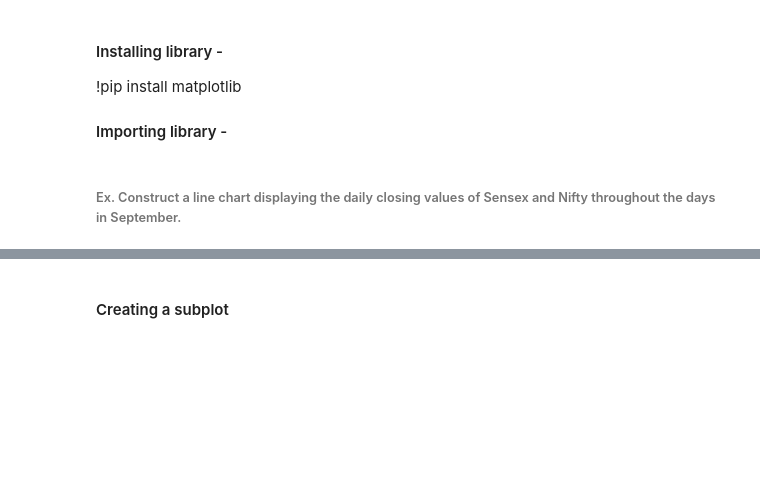
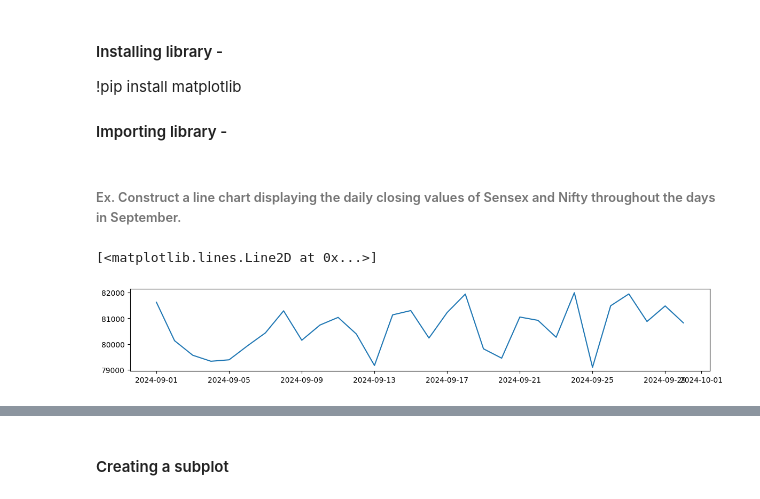
Before and after one commit to knowledge-corner/2025_12_Feb_Python-Data_Viz_analytics, a Jupyter notebook: Classwork/Day - 1 classwork.ipynb, the cells around one changed output, grey strips where cells are left out. Cells and saved outputs as stored; diff of their text form; code cells hidden in the pictures; blank space fills up the shorter version.

```diff
--- a/Classwork/Day - 1 classwork.ipynb
+++ b/Classwork/Day - 1 classwork.ipynb
@@ -1215,3 +1215,9 @@ import numpy as np
 dates = np.arange('2024-09-01', '2024-10-01', dtype='datetime64[D]')
 sensex = np.random.randint(79000, 82000, size = 30)
 nifty = np.random.randint(23000, 25000, size = 30)
+# %%
+plt.figure(figsize = (14, 2))
+plt.plot(dates, sensex)
+# %% [output]
+[<matplotlib.lines.Line2D at 0x...>]
+[figure, added]
```
Also changed, not shown: parts of 4 cells of this notebook, 1 other file.
